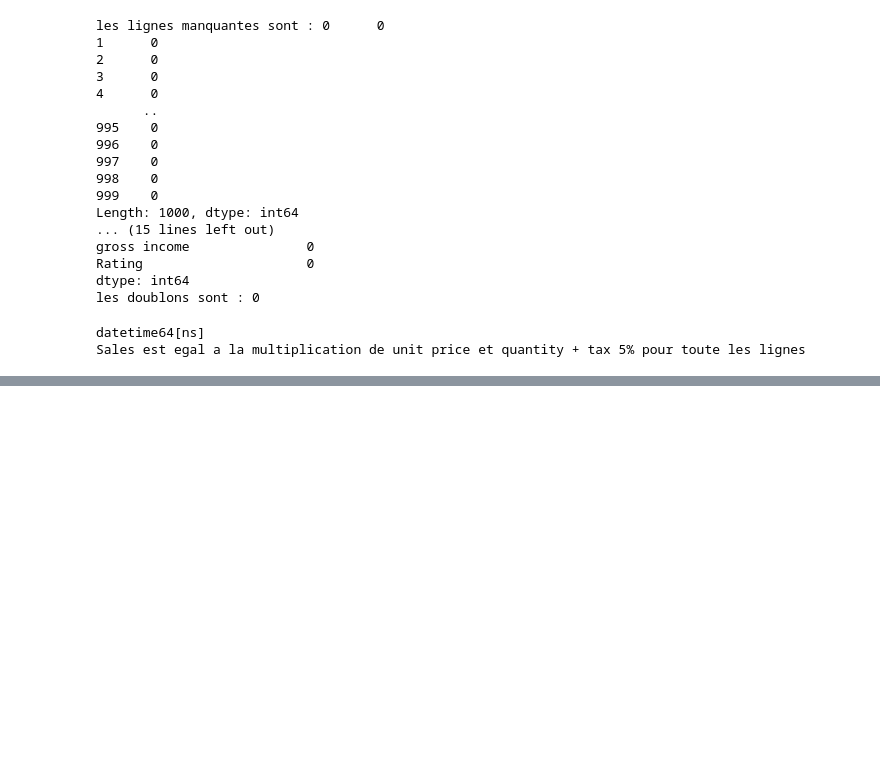
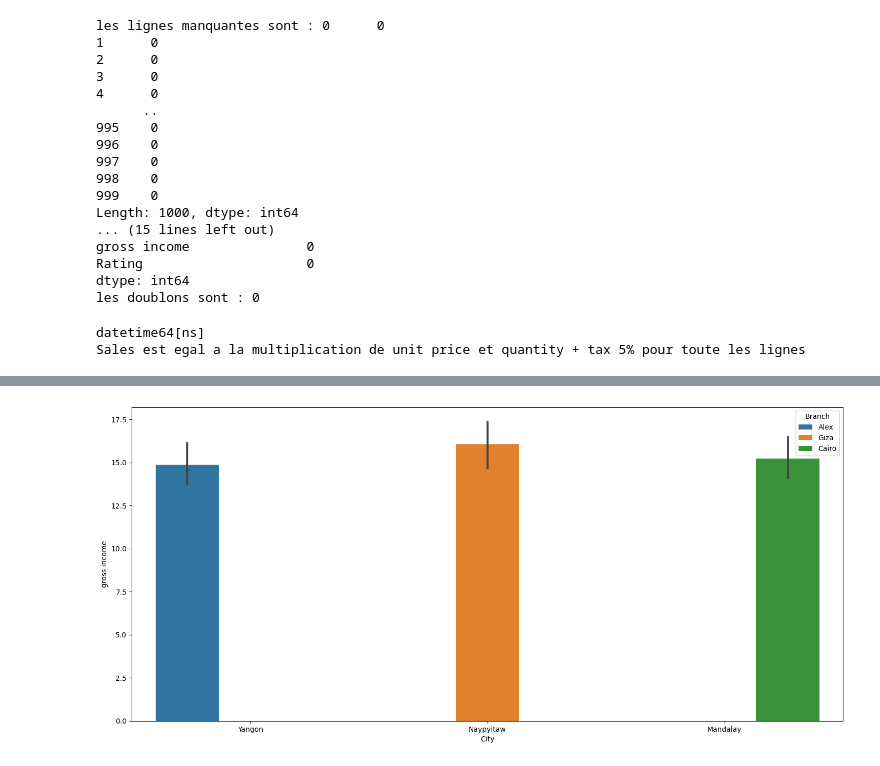
Before and after one commit to Abdourahmane2/Analyse-et-Prediction-des-Ventes-pour-un-Supermarche, a Jupyter notebook: Analyse_Ventes_Supermarche.ipynb, the cells around one changed output, grey strips where cells are left out. Drawn from its saved outputs; the diff is of its cells as text; code cells hidden in the pictures; blank space fills up the shorter version.

```diff
--- a/Analyse_Ventes_Supermarche.ipynb
+++ b/Analyse_Ventes_Supermarche.ipynb
@@ -93,0 +125,7 @@ Sales est egal a la multiplication de unit price et quantity + tax 5% pour toute
+# %%
+#graphe pour voir les chiffres des supermarches en fonction des villes
+plt.figure(figsize=(18, 8))
+sns.barplot(x = "City" , y = "gross income" , data = data , hue = "Branch") #lle chiffre d'affaire pour chaque supermarche
+plt.show()
+# %% [output]
+[figure, added]
```
Also changed, not shown: parts of 9 cells of this notebook, 1 other file.
